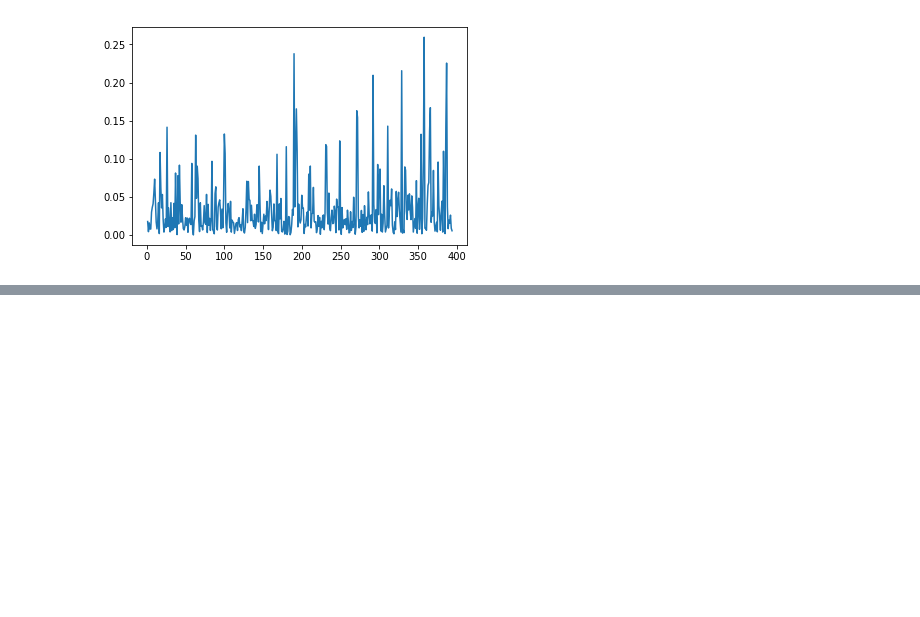
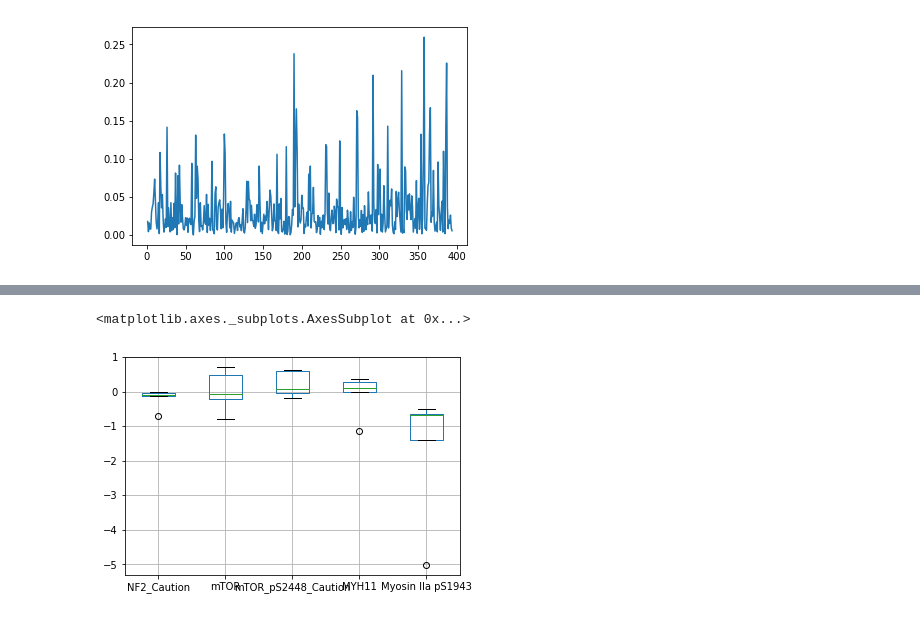
Before and after one commit to lannwal/projectlab, a Jupyter notebook: Exploration.ipynb, the cells around one changed output, grey strips where cells are left out. Saved outputs shown, nothing was run; the diff lists cells and outputs as text; code cells hidden in the pictures; blank space fills up the shorter version.

Commit message:
Add files via upload
looked at rppa data.

```diff
--- a/Exploration.ipynb
+++ b/Exploration.ipynb
@@ -269,3 +269,18 @@ plt.plot(b,a)
 # %% [output]
 [<matplotlib.lines.Line2D at 0x...>]
 [figure]
+# %%
+# reverse phase protein array data from the CCLE
+rppa = pd.read_csv("/home/annerer/Downloads/CCLE_RPPA_20181003.csv")
+# %%
+#rppa.columns.values
+
+subrppa = rppa[['MEK1_pS217_S221', 'MIG-6', 'Mre11_Caution', 'MSH2',
+       'MSH6_Caution', 'mTOR', 'mTOR_pS2448_Caution', 'MYH11',
+       'Myosin IIa pS1943', 'N-Cadherin', 'N-Ras', 'NDRG1_pT346',
+       'NF-kB-p65_pS536_Caution', 'NF2_Caution', 'Notch1',
+       'P-Cadherin_Caution', 'p14 Arf(BetA300-340A)_Caution', 'p21',
+       'p27', 'p27_pT157_Caution', 'p27_pT198', 'p38 alpha MAPK']]
+
+
+subrppa['MIG-6'][1:10]
@@ -271,0 +298,6 @@ plt.plot(b,a)
+# %%
+subrppa.boxplot(column=['NF2_Caution','mTOR', 'mTOR_pS2448_Caution', 'MYH11',
+       'Myosin IIa pS1943'])
+# %% [output]
+<matplotlib.axes._subplots.AxesSubplot at 0x...>
+[figure, added]
```
Also changed, not shown: parts of 7 cells of this notebook.
